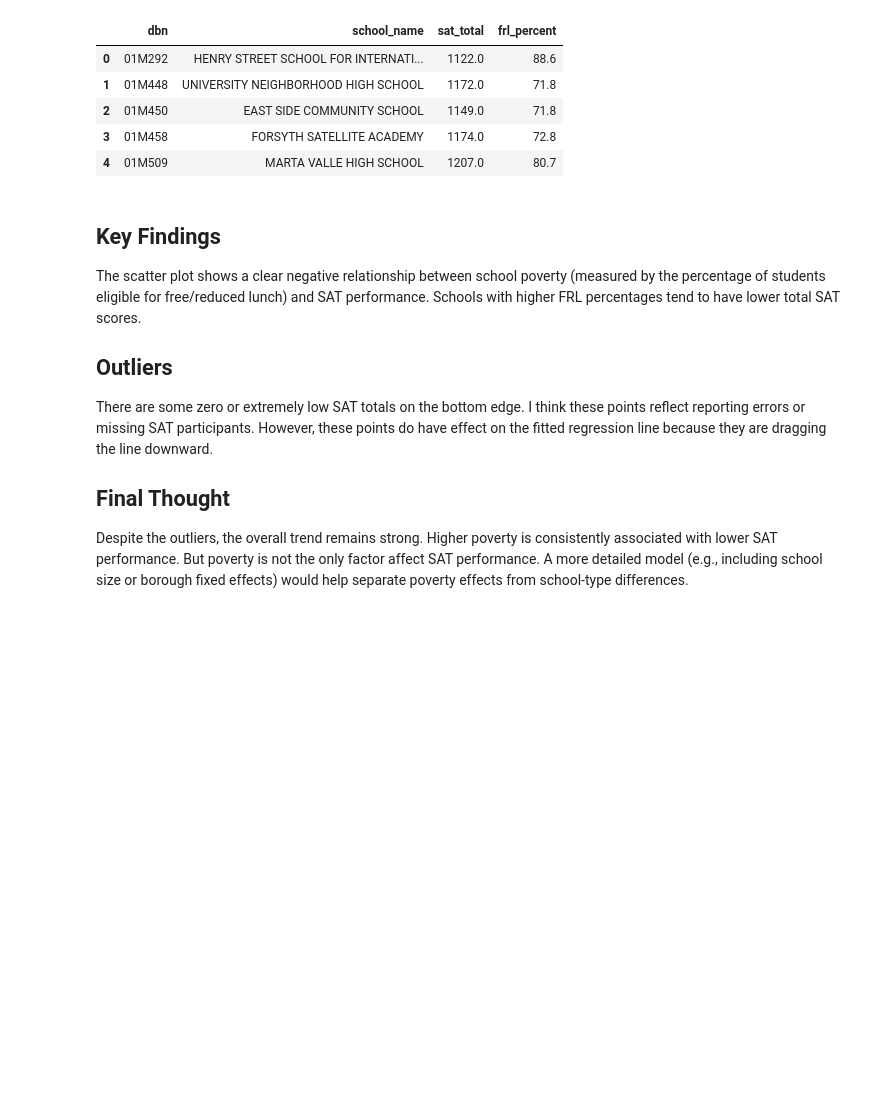
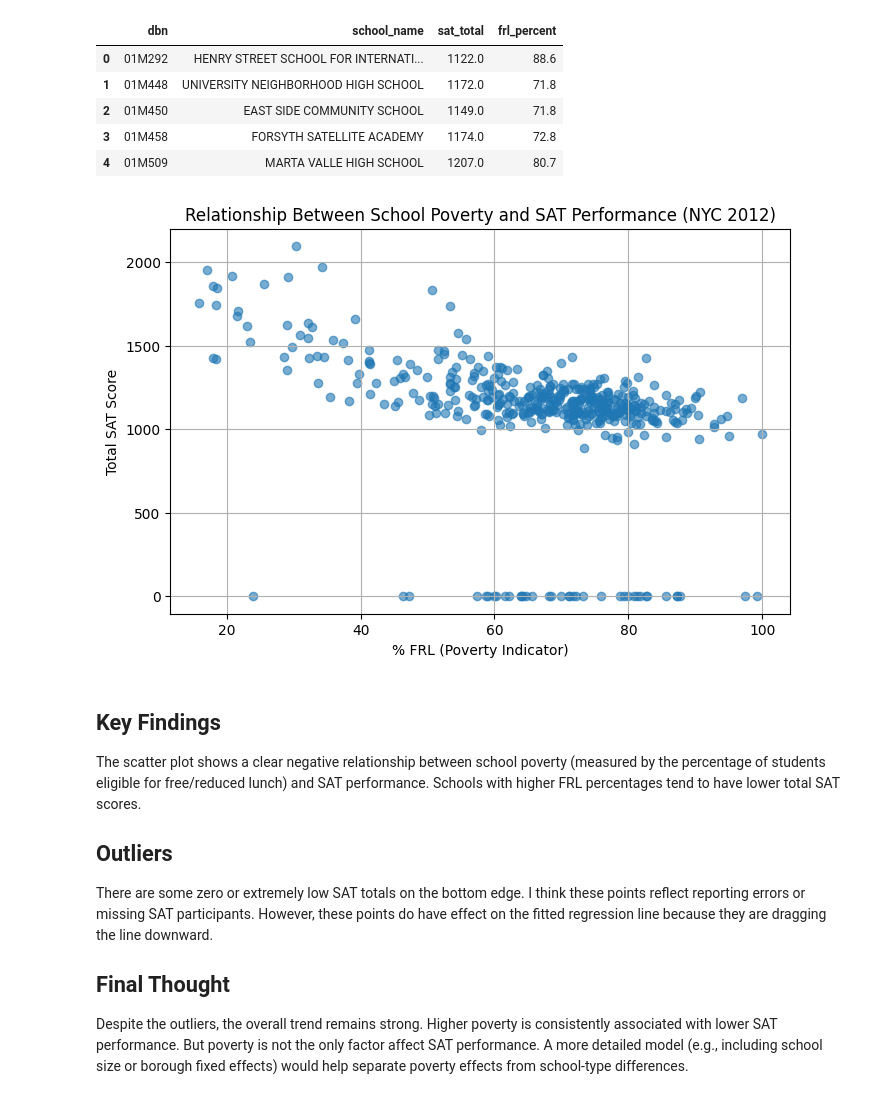
Before and after one commit to RobinZhao-lab/RobinZhao-lab.github.io, a Jupyter notebook: RobinZhao_Project2.ipynb, the cells around one changed output. Saved outputs shown, nothing was run; the diff lists cells and outputs as text; code cells hidden in the pictures; blank space fills up the shorter version.

Commit message:
again

```diff
--- a/RobinZhao_Project2.ipynb
+++ b/RobinZhao_Project2.ipynb
@@ -170,6 +174,20 @@ fig = px.scatter(
 
 )
 fig.show()
+# %%
+# Since the scatter plot does not show up in GitHub Pages, here is the code again to display it.
+plt.figure(figsize=(8, 5))
+
+plt.scatter(final['frl_percent'], final['sat_total'], alpha=0.6)
+
+plt.xlabel('% FRL (Poverty Indicator)')
+plt.ylabel('Total SAT Score')
+plt.title('Relationship Between School Poverty and SAT Performance (NYC 2012)')
+
+plt.grid(True)
+plt.show()
+# %% [output]
+[figure, added]
 # %% [markdown]
 ## Key Findings
 The scatter plot shows a clear negative relationship between school poverty (measured by the percentage of students eligible for free/reduced lunch) and SAT performance. Schools with higher FRL percentages tend to have lower total SAT scores.
```
Also changed, not shown: parts of 2 cells of this notebook.
